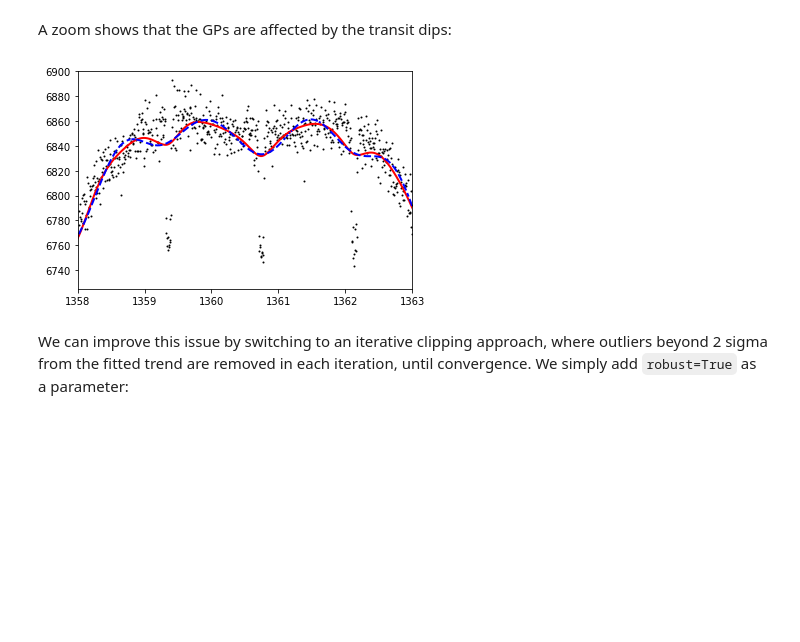
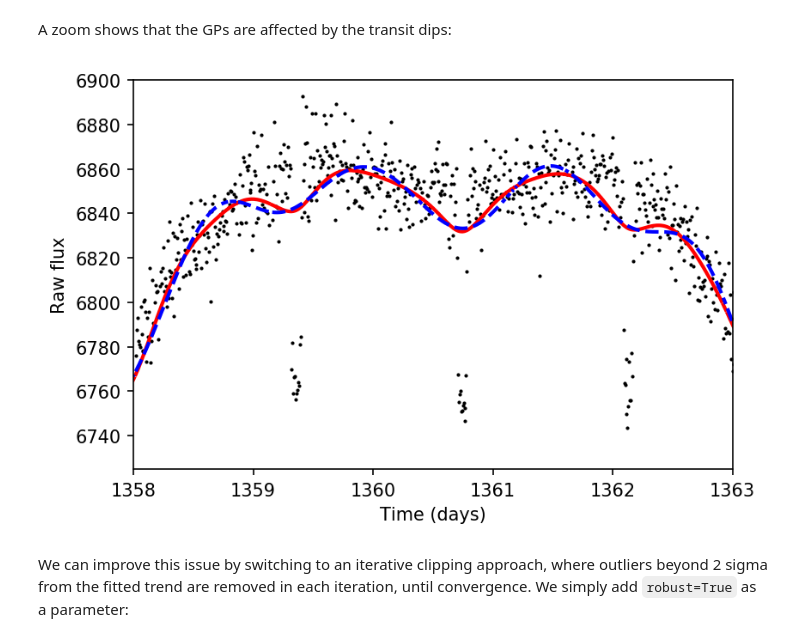
Before and after one commit to hippke/wotan, a Jupyter notebook: tutorials/03 GPs - standard versus robust.ipynb, the cells around one changed output. Drawn from its saved outputs; the diff is of its cells as text; code cells hidden in the pictures; blank space fills up the shorter version.

```diff
--- a/tutorials/03 GPs - standard versus robust.ipynb
+++ b/tutorials/03 GPs - standard versus robust.ipynb
@@ -55,14 +53,16 @@ plt.show();
 # %% [markdown]
 A zoom shows that the GPs are affected by the transit dips:
 # %%
+plt.figure()
 plt.scatter(time, flux, s=1, color='black')
 plt.plot(time, trend_lc1, linewidth=2, color='red')
 plt.plot(time, trend_lc2, linewidth=2, color='blue', linestyle='dashed')
 plt.xlim(1358, 1363)
 plt.ylim(6725, 6900)
-plt.show();
+plt.xlabel('Time (days)')
+plt.ylabel('Raw flux');
 # %% [output]
-[figure, old version]
+[figure, new version]
 # %% [markdown]
 We can improve this issue by switching to an iterative clipping approach, where outliers beyond 2 sigma from the fitted trend are removed in each iteration, until convergence. We simply add ``robust=True`` as a parameter:
 # %%
```
Also changed, not shown: parts of 3 cells of this notebook, 4 other files.
